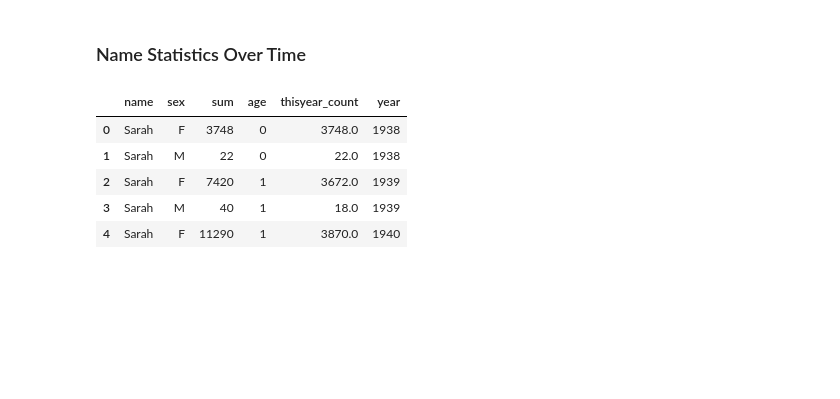
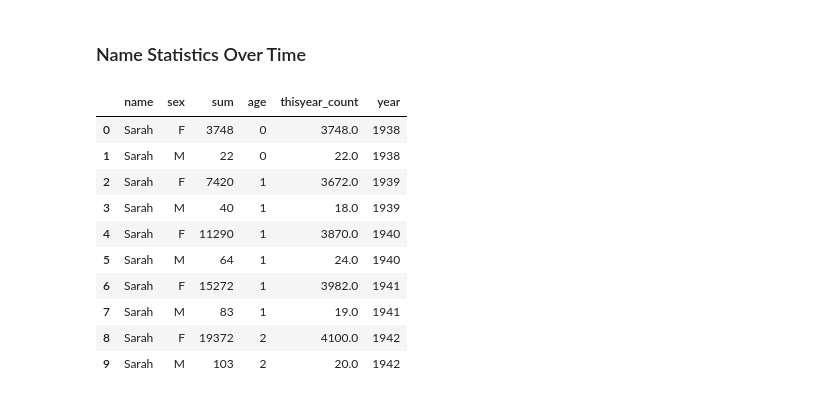
Before and after one commit to paulsch1/capstone, a Jupyter notebook: cap2_national.ipynb, the cells around one changed output. Drawn from its saved outputs; the diff is of its cells as text; code cells hidden in the pictures; blank space fills up the shorter version.

```diff
--- a/cap2_national.ipynb
+++ b/cap2_national.ipynb
@@ -401,17 +403,26 @@ def calculate_age_data(dataframe, first_known_year, last_known_year):
     data.reset_index(drop=True, inplace=True)  # Reset index
 
     return data
+# %%
+name='Sarah'
+gender = 'F'
+color = 'pink'
 # %%
-result_data = calculate_age_data(national_post1937_df[national_post1937_df['name'] == 'Sarah'], first_known_year, last_known_year)
+result_data = calculate_age_data(national_post1937_df[national_post1937_df['name'] == name], first_known_year, last_known_year)
 # %%
-result_data.head()
+result_data.head(10)
 # %% [output]
 |  | name | sex | sum | age | thisyear_count | year |
 | 0 | Sarah | F | 3748 | 0 | 3748.0 | 1938 |
 | 1 | Sarah | M | 22 | 0 | 22.0 | 1938 |
 | 2 | Sarah | F | 7420 | 1 | 3672.0 | 1939 |
 | 3 | Sarah | M | 40 | 1 | 18.0 | 1939 |
 | 4 | Sarah | F | 11290 | 1 | 3870.0 | 1940 |
+| 5 | Sarah | M | 64 | 1 | 24.0 | 1940 |
+| 6 | Sarah | F | 15272 | 1 | 3982.0 | 1941 |
+| 7 | Sarah | M | 83 | 1 | 19.0 | 1941 |
+| 8 | Sarah | F | 19372 | 2 | 4100.0 | 1942 |
+| 9 | Sarah | M | 103 | 2 | 20.0 | 1942 |
 # %%
 
 chart = alt.Chart(result_data).mark_circle().encode(
```
Also changed, not shown: parts of 7 cells of this notebook, 2 other files.
